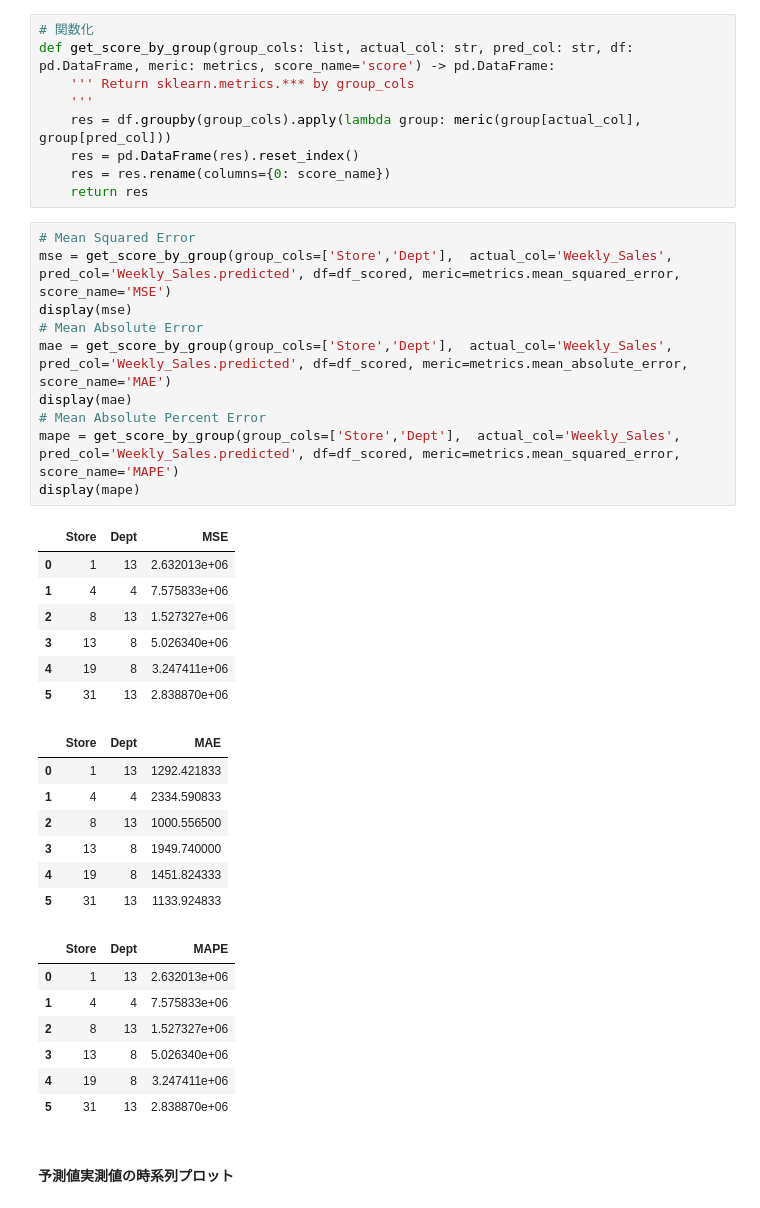
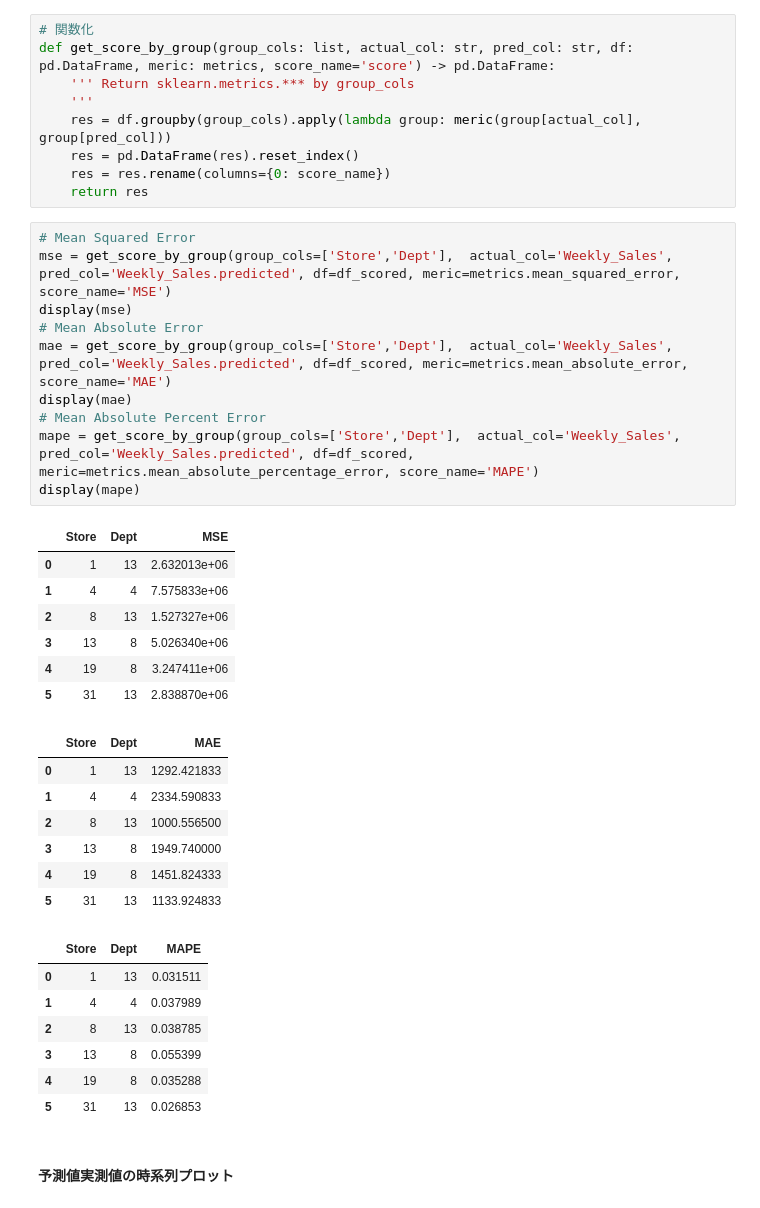
Before and after one commit to yukismd/Driverless_AI_ClientAccess, a Jupyter notebook: TimeSeries_res_check.ipynb, the cells around one changed output. Saved outputs shown, nothing was run; the diff lists cells and outputs as text.

```diff
--- a/TimeSeries_res_check.ipynb
+++ b/TimeSeries_res_check.ipynb
@@ -219,35 +219,35 @@ def get_score_by_group(group_cols: list, actual_col: str, pred_col: str, df: pd.
 # %%
 # Mean Squared Error
 mse = get_score_by_group(group_cols=['Store','Dept'],  actual_col='Weekly_Sales', pred_col='Weekly_Sales.predicted', df=df_scored, meric=metrics.mean_squared_error, score_name='MSE')
 display(mse)
 # Mean Absolute Error
 mae = get_score_by_group(group_cols=['Store','Dept'],  actual_col='Weekly_Sales', pred_col='Weekly_Sales.predicted', df=df_scored, meric=metrics.mean_absolute_error, score_name='MAE')
 display(mae)
 # Mean Absolute Percent Error
-mape = get_score_by_group(group_cols=['Store','Dept'],  actual_col='Weekly_Sales', pred_col='Weekly_Sales.predicted', df=df_scored, meric=metrics.mean_squared_error, score_name='MAPE')
+mape = get_score_by_group(group_cols=['Store','Dept'],  actual_col='Weekly_Sales', pred_col='Weekly_Sales.predicted', df=df_scored, meric=metrics.mean_absolute_percentage_error, score_name='MAPE')
 display(mape)
 # %% [output]
 |  | Store | Dept | MSE |
 | 0 | 1 | 13 | 2.632013e+06 |
 | 1 | 4 | 4 | 7.575833e+06 |
 | 2 | 8 | 13 | 1.527327e+06 |
 | 3 | 13 | 8 | 5.026340e+06 |
 | 4 | 19 | 8 | 3.247411e+06 |
 | 5 | 31 | 13 | 2.838870e+06 |
 |  | Store | Dept | MAE |
 | 0 | 1 | 13 | 1292.421833 |
 | 1 | 4 | 4 | 2334.590833 |
 | 2 | 8 | 13 | 1000.556500 |
 | 3 | 13 | 8 | 1949.740000 |
 | 4 | 19 | 8 | 1451.824333 |
 | 5 | 31 | 13 | 1133.924833 |
 |  | Store | Dept | MAPE |
-| 0 | 1 | 13 | 2.632013e+06 |
-| 1 | 4 | 4 | 7.575833e+06 |
-| 2 | 8 | 13 | 1.527327e+06 |
-| 3 | 13 | 8 | 5.026340e+06 |
-| 4 | 19 | 8 | 3.247411e+06 |
-| 5 | 31 | 13 | 2.838870e+06 |
+| 0 | 1 | 13 | 0.031511 |
+| 1 | 4 | 4 | 0.037989 |
+| 2 | 8 | 13 | 0.038785 |
+| 3 | 13 | 8 | 0.055399 |
+| 4 | 19 | 8 | 0.035288 |
+| 5 | 31 | 13 | 0.026853 |
 # %% [markdown]
 #### 予測値実測値の時系列プロット
 # %%
```
Also changed, not shown: parts of 1 cell of this notebook, 1 other file.
